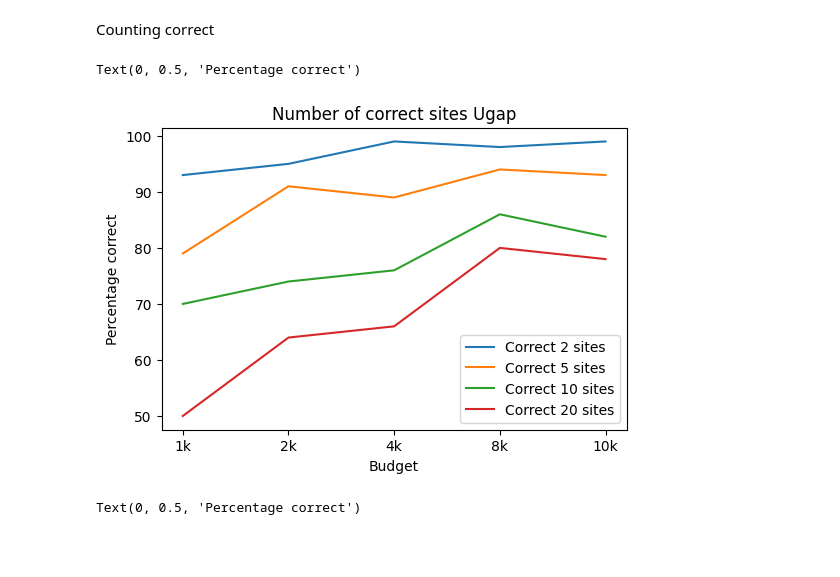
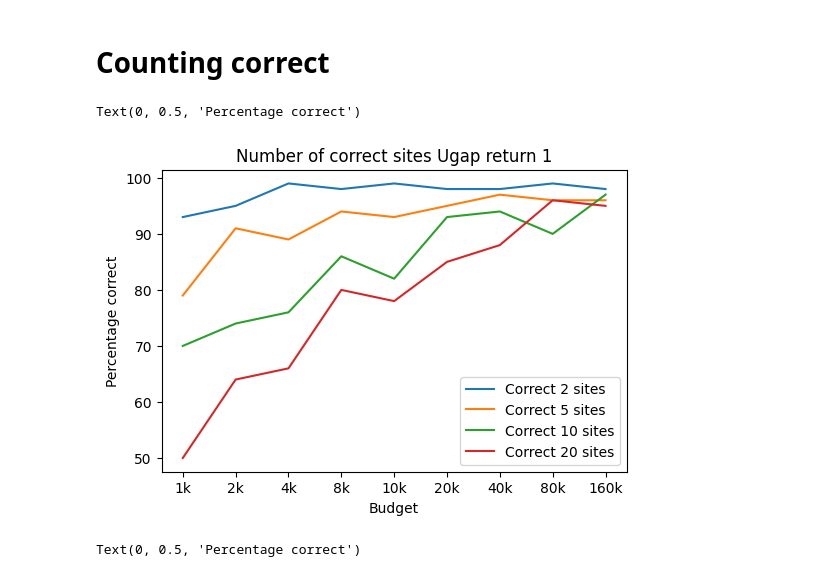
Before and after one commit to FlorisSchmidt/PBO, a Jupyter notebook: plots.ipynb, the cells around one changed output. Cells and saved outputs as stored; diff of their text form; code cells hidden in the pictures; blank space fills up the shorter version.

```diff
--- a/plots.ipynb
+++ b/plots.ipynb
@@ -44,25 +44,24 @@ for site in number_of_sites:
             simpel_regrets_best_ugap[f"{site}_{budget}"] = simpel_regret_best_only_ugap
             site_lengths_ugap[f"{site}_{budget}"] = remaining_sites_length_ugap
 
-small_budgets = [1000,2000,4000,8000,10000]
 
 simpel_regrets_ugap_1 = {}
 simpel_regrets_best_ugap_1 = {}
 site_lengths_ugap_1 = {}
 
 for site in number_of_sites:
-    for budget in small_budgets:
+    for budget in budgets:
         with open(f"UGAP_1_return/{site}_{budget}.obj", "rb") as input_file:
             simpel_regret_ugap_1,simpel_regret_best_only_ugap_1,remaining_sites_length_ugap_1= pickle.load(input_file)
             simpel_regrets_ugap_1[f"{site}_{budget}"] = simpel_regret_ugap_1
             simpel_regrets_best_ugap_1[f"{site}_{budget}"] = simpel_regret_best_only_ugap_1
             site_lengths_ugap_1[f"{site}_{budget}"] = remaining_sites_length_ugap_1
-# %% [markdown]
-Counting correct
+# %% [markdown]
+# Counting correct
 # %%
 correct_site_ugap_1 = pd.DataFrame(columns=['Correct 2 sites','Correct 5 sites','Correct 10 sites','Correct 20 sites'])
 
-for idx in range(5):
+for idx in range(9):
     correct_site_ugap_1 = correct_site_ugap_1.append({
     'Correct 2 sites' : simpel_regrets_ugap_1.get(sites2[idx]).count(0),
     'Correct 5 sites' : simpel_regrets_ugap_1.get(sites5[idx]).count(0),
@@ -84,13 +83,13 @@ for idx in range(9):
 # %%
 import matplotlib.pyplot as plt
 
 plot = correct_site_ugap_1.plot()
-plot.set_xticks(x[:5],xi[:5])
-plot.set_title('Number of correct sites Ugap')
+plot.set_xticks(x,xi)
+plot.set_title('Number of correct sites Ugap return 1')
 plot.set_xlabel('Budget')
 plot.set_ylabel('Percentage correct')
 # %% [output]
 Text(0, 0.5, 'Percentage correct')
-[figure, old version]
+[figure, new version]
 # %%
 plot = correct_site_se.plot()
```
Also changed, not shown: parts of 22 cells of this notebook.
